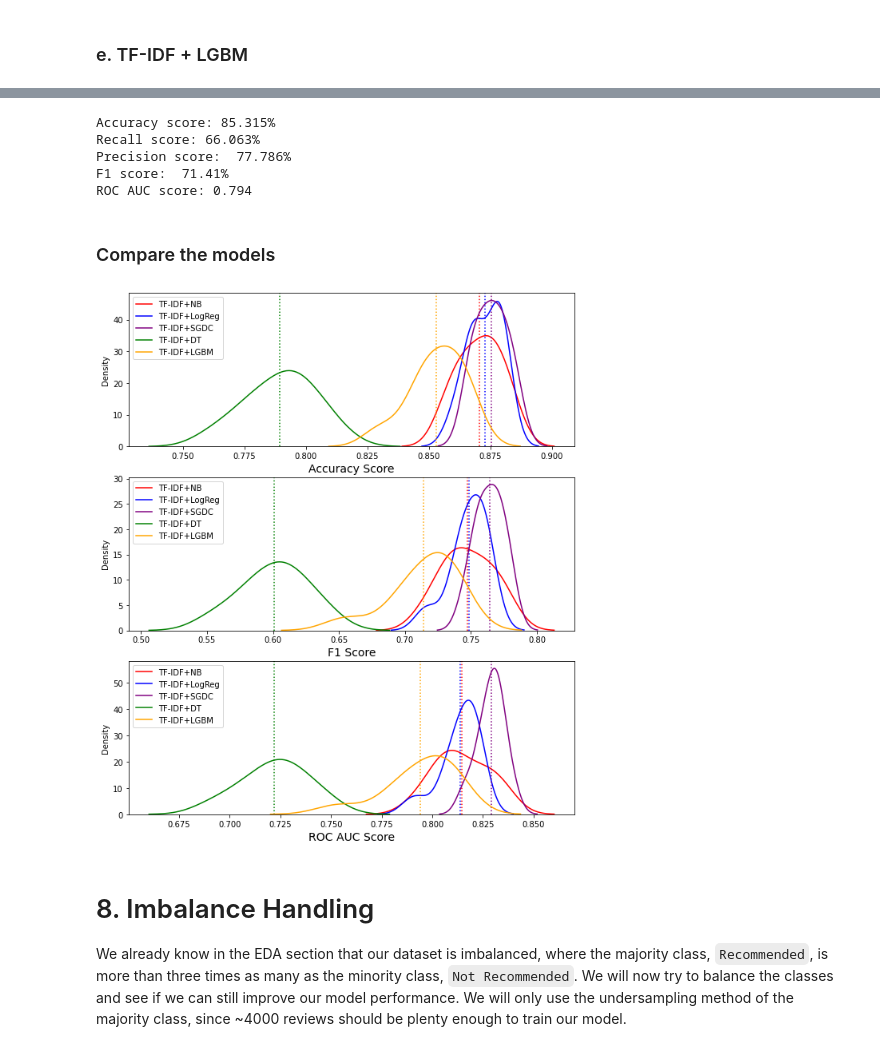
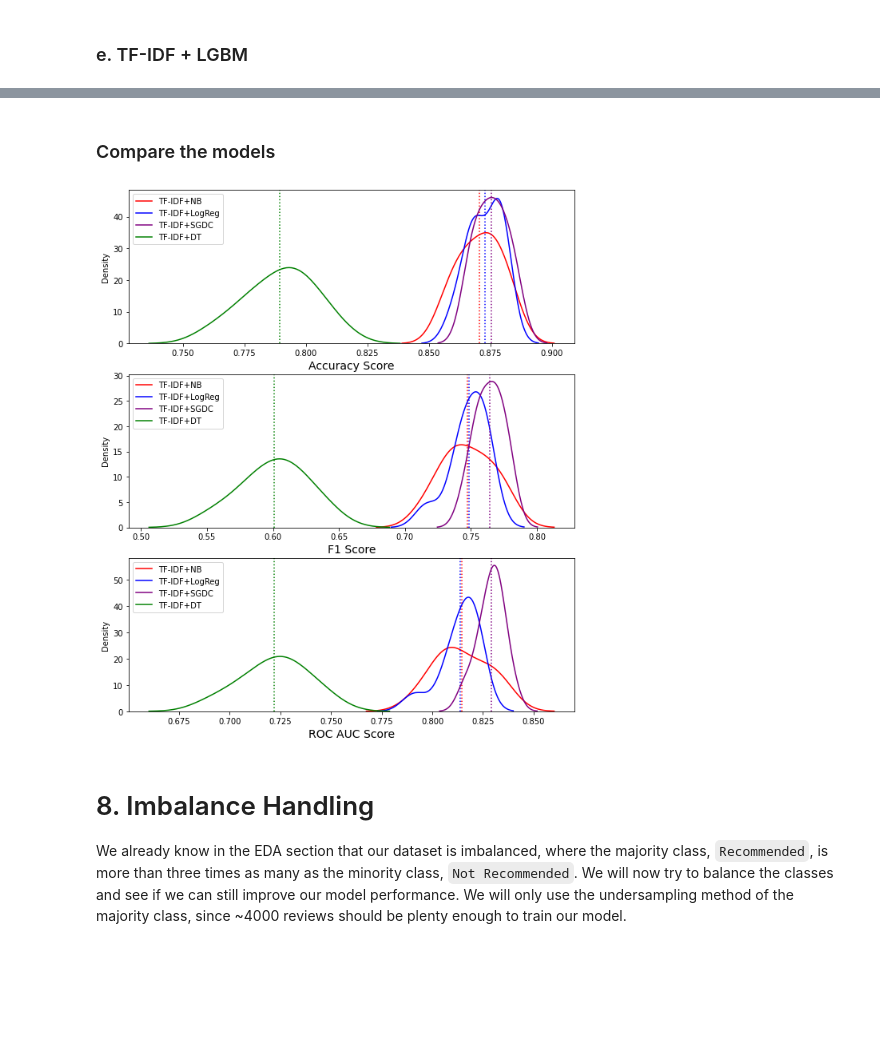
Before and after one commit to mrafifrbbn/steam-reviews-2.0, a Jupyter notebook: steam_reviews_code.ipynb, the cells around one changed output, grey strips where cells are left out. Drawn from its saved outputs; the diff is of its cells as text; code cells hidden in the pictures; blank space fills up the shorter version.

```diff
--- a/steam_reviews_code.ipynb
+++ b/steam_reviews_code.ipynb
@@ -950,7 +935,7 @@ from sklearn.metrics import confusion_matrix, classification_report, accuracy_sc
 from copy import copy, deepcopy
 
 # Function to print evaluation metric
-def model_evaluation(name,y_test,y_pred):
+def model_evaluation(name, y_test, y_pred):
     round_result = 3
     print(f'Model: {name}','\n')
     cm = confusion_matrix(y_test,y_pred)
@@ -1094,44 +1079,45 @@ class Model():
         self.X_test = data_test[self.feature]
         self.y_test = data_test[self.target]
 
-        # Define a fresh pipeline
-        self.final_pipeline = copy(self.pipeline)
-
         # If hyperparameters are used, get them from bayesian search
         if use_best_hp:
-            self.final_pipeline.set_params(**self.best_params_hp)
-
-        # Fit model with training data
-        self.final_pipeline.fit(self.X_train,self.y_train)
-
-        # Make predictions for test set
-        self.y_pred_proba = self.final_pipeline.predict_proba(self.X_test)
-        y_pred = self.final_pipeline.predict(self.X_test)
+          # Make predictions for test set
+          self.y_pred_proba_hp = self.pipeline_hp.predict_proba(self.X_test)
+          y_pred = self.pipeline_hp.predict(self.X_test)
+        else:
+          # Make predictions for test set
+          self.y_pred_proba = self.pipeline.predict_proba(self.X_test)
+          y_pred = self.pipeline.predict(self.X_test)
 
         # Print model evaluation
-        model_evaluation(self.name,self.y_test,y_pred)
+        model_evaluation(self.name, self.y_test, y_pred)
         return
 
     # Plot ROC curve
-    def get_roc(self,color,label):
+    def get_roc(self, color, label, use_best_hp=False):
 
         # Get false positive rate, true positive rate, and threshold
-        fpr, tpr, _ = roc_curve(self.y_test,self.y_pred_proba[:,1])
+        if use_best_hp:
+          fpr, tpr, _ = roc_curve(self.y_test, self.y_pred_proba_hp[:,1])
+        else:
+          fpr, tpr, _ = roc_curve(self.y_test, self.y_pred_proba[:,1])
 
         # Plot TPR vs FPR
-        plt.plot(fpr,tpr,color=color,label=label)
+        plt.plot(fpr, tpr, color=color, label=label)
 
         return
 
     # Plot precision-recall curve
-    def get_prc(self,color,label):
+    def get_prc(self, color, label, use_best_hp=False):
 
         # Get precision, recall, and threshold
-        precision, recall, _ = precision_recall_curve(self.y_test,self.y_pred_proba[:,1])
+        if use_best_hp:
+          precision, recall, _ = precision_recall_curve(self.y_test, self.y_pred_proba_hp[:,1])
+        else:
+          precision, recall, _ = precision_recall_curve(self.y_test, self.y_pred_proba[:,1])
 
         # Plot recall vs precision
-        plt.plot(recall,precision,color=color,label=label)
-
+        plt.plot(recall, precision, color=color, label=label)
         # No skill classifier
         self.y_noskill = self.y_test.value_counts(normalize=True).loc[1]
 
@@ -1504,46 +1486,40 @@ tfidf_lgbm.best_params_hp
 # %%
 # Evaluate model with cross-validation using the best hyperparameters
-tfidf_lgbm.train_and_evaluate(use_best_hp=True)
+# tfidf_lgbm.train_and_evaluate(use_best_hp=True)
-# %% [output]
-Accuracy score: 85.315%
-Recall score: 66.063%
-Precision score:  77.786%
-F1 score:  71.41%
-ROC AUC score: 0.794
 # %% [markdown]
 ### Compare the models
 # %%
 # List to store all models
-models_best = [tfidf_nb, tfidf_logreg, tfidf_sgdc, tfidf_dt, tfidf_lgbm]
+models_best = [tfidf_nb, tfidf_logreg, tfidf_sgdc, tfidf_dt]#, tfidf_lgbm]
 
 # Plot histograms of accuracy, f1, and roc auc scores
 fig, (ax1, ax2, ax3) = plt.subplots(nrows=3, ncols=1, figsize=(10,12))
 
 # Iterate over all models
 for i, model in enumerate(models_best):
 
     # Plot accuracy
     sns.kdeplot(model.cv_accuracy_score_hp, ax=ax1, color=colors[i], label=model.name)
     ax1.axvline(x=np.mean(model.cv_accuracy_score_hp), color=colors[i], ls=':')
 
     ax1.legend()
     ax1.set_xlabel('Accuracy Score', fontsize=14)
 
     # Plot F1 score
     sns.kdeplot(model.cv_f1_score_hp, ax=ax2, color=colors[i], label=model.name)
     ax2.axvline(x=np.mean(model.cv_f1_score_hp), color=colors[i], ls=':')
 
     ax2.legend()
     ax2.set_xlabel('F1 Score', fontsize=14)
 
     # Plot ROC AUC score
     sns.kdeplot(model.cv_roc_auc_score_hp, ax=ax3, label=model.name, color=colors[i])
     ax3.axvline(x=np.mean(model.cv_roc_auc_score_hp), color=colors[i], ls=':')
 
     ax3.legend()
     ax3.set_xlabel('ROC AUC Score', fontsize=14)
 # %% [output]
-[figure, old version]
+[figure, new version]
 # %% [markdown]
 # 8. Imbalance Handling
 
```
Also changed, not shown: parts of 37 cells of this notebook.
